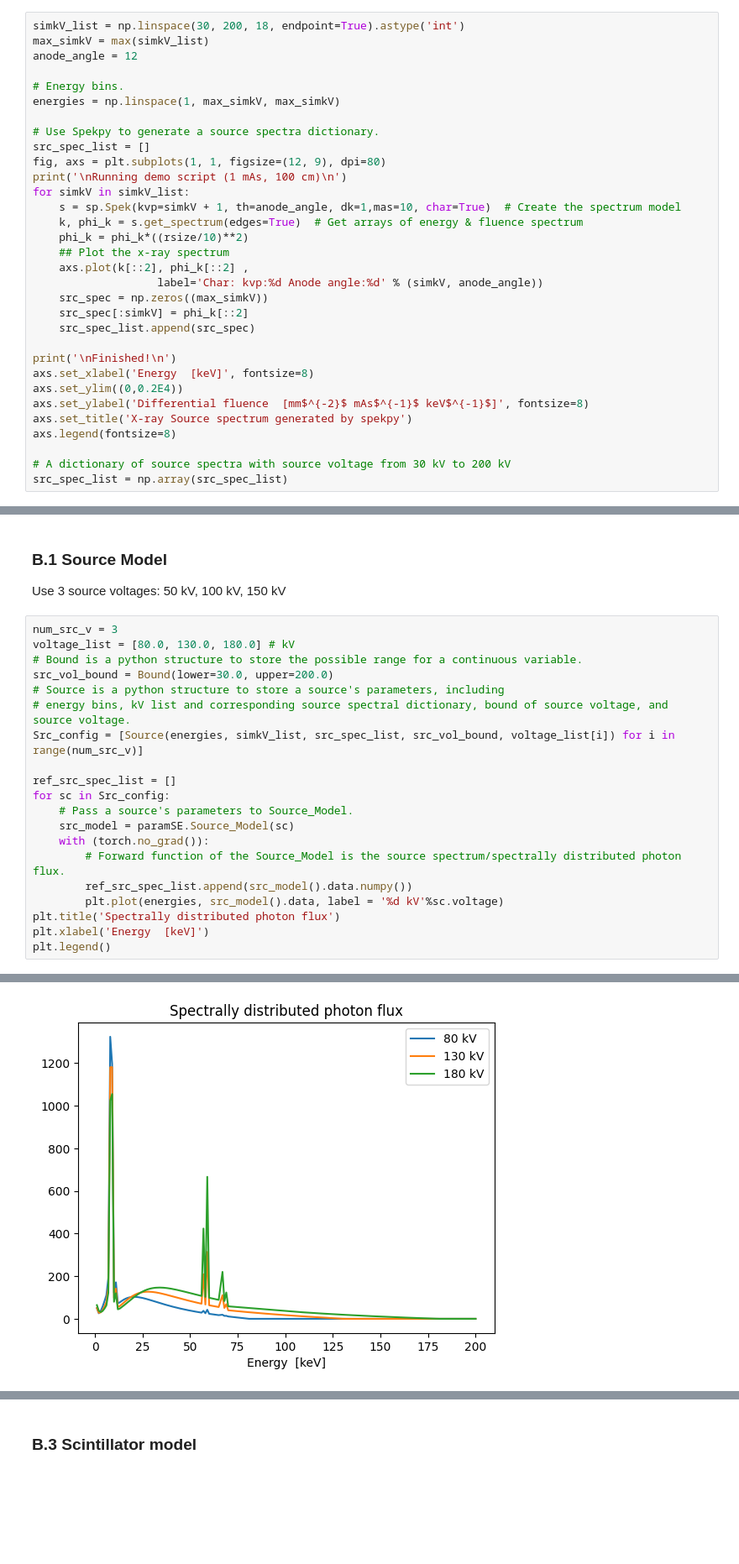
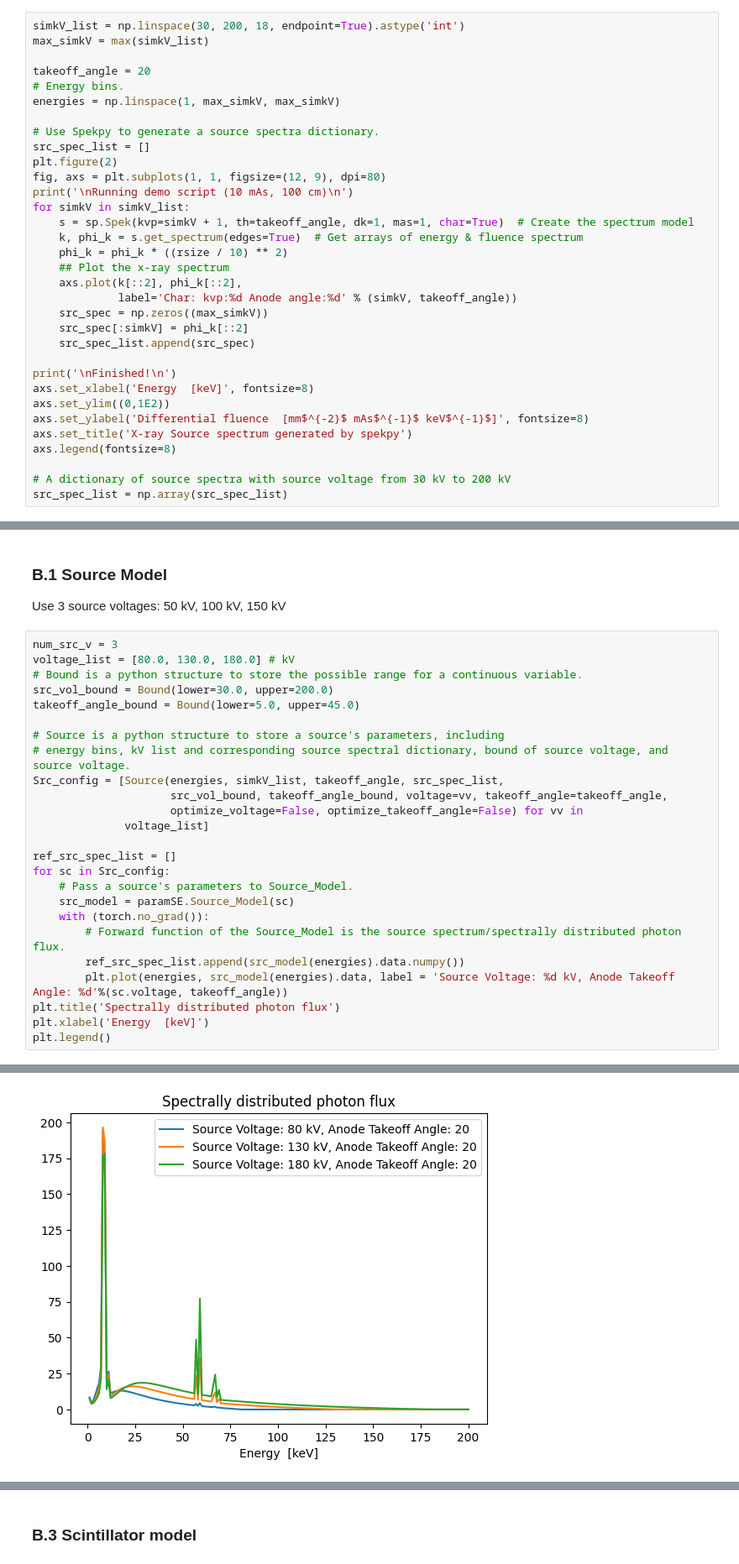
Before and after one commit to cabouman/xcal, a Jupyter notebook: docs/source/ipynb/different_voltages.ipynb, the cells around one changed output, grey strips where cells are left out. Shown at 84% size. Drawn from its saved outputs; the diff is of its cells as text; blank space fills up the shorter version.

```diff
--- a/docs/source/ipynb/different_voltages.ipynb
+++ b/docs/source/ipynb/different_voltages.ipynb
@@ -75,29 +75,30 @@ Anode angle or take-off angle is 12 degree.
 # %%
 simkV_list = np.linspace(30, 200, 18, endpoint=True).astype('int')
 max_simkV = max(simkV_list)
-anode_angle = 12
 
+takeoff_angle = 20
 # Energy bins.
 energies = np.linspace(1, max_simkV, max_simkV)
 
 # Use Spekpy to generate a source spectra dictionary.
 src_spec_list = []
+plt.figure(2)
 fig, axs = plt.subplots(1, 1, figsize=(12, 9), dpi=80)
-print('\nRunning demo script (1 mAs, 100 cm)\n')
+print('\nRunning demo script (10 mAs, 100 cm)\n')
 for simkV in simkV_list:
-    s = sp.Spek(kvp=simkV + 1, th=anode_angle, dk=1,mas=10, char=True)  # Create the spectrum model
+    s = sp.Spek(kvp=simkV + 1, th=takeoff_angle, dk=1, mas=1, char=True)  # Create the spectrum model
     k, phi_k = s.get_spectrum(edges=True)  # Get arrays of energy & fluence spectrum
-    phi_k = phi_k*((rsize/10)**2)
+    phi_k = phi_k * ((rsize / 10) ** 2)
     ## Plot the x-ray spectrum
-    axs.plot(k[::2], phi_k[::2] ,
-                   label='Char: kvp:%d Anode angle:%d' % (simkV, anode_angle))
+    axs.plot(k[::2], phi_k[::2],
+             label='Char: kvp:%d Anode angle:%d' % (simkV, takeoff_angle))
     src_spec = np.zeros((max_simkV))
     src_spec[:simkV] = phi_k[::2]
     src_spec_list.append(src_spec)
 
 print('\nFinished!\n')
 axs.set_xlabel('Energy  [keV]', fontsize=8)
-axs.set_ylim((0,0.2E4))
+axs.set_ylim((0,1E2))
 axs.set_ylabel('Differential fluence  [mm$^{-2}$ mAs$^{-1}$ keV$^{-1}$]', fontsize=8)
 axs.set_title('X-ray Source spectrum generated by spekpy')
 axs.legend(fontsize=8)
@@ -116,26 +118,31 @@ Use 3 source voltages: 50 kV, 100 kV, 150 kV
 # %%
 num_src_v = 3
 voltage_list = [80.0, 130.0, 180.0] # kV
 # Bound is a python structure to store the possible range for a continuous variable.
 src_vol_bound = Bound(lower=30.0, upper=200.0)
+takeoff_angle_bound = Bound(lower=5.0, upper=45.0)
+
 # Source is a python structure to store a source's parameters, including
 # energy bins, kV list and corresponding source spectral dictionary, bound of source voltage, and source voltage.
-Src_config = [Source(energies, simkV_list, src_spec_list, src_vol_bound, voltage_list[i]) for i in range(num_src_v)]
+Src_config = [Source(energies, simkV_list, takeoff_angle, src_spec_list,
+                     src_vol_bound, takeoff_angle_bound, voltage=vv, takeoff_angle=takeoff_angle,
+                     optimize_voltage=False, optimize_takeoff_angle=False) for vv in
+              voltage_list]
 
 ref_src_spec_list = []
 for sc in Src_config:
     # Pass a source's parameters to Source_Model.
     src_model = paramSE.Source_Model(sc)
     with (torch.no_grad()):
         # Forward function of the Source_Model is the source spectrum/spectrally distributed photon flux.
-        ref_src_spec_list.append(src_model().data.numpy())
-        plt.plot(energies, src_model().data, label = '%d kV'%sc.voltage)
+        ref_src_spec_list.append(src_model(energies).data.numpy())
+        plt.plot(energies, src_model(energies).data, label = 'Source Voltage: %d kV, Anode Takeoff Angle: %d'%(sc.voltage, takeoff_angle))
 plt.title('Spectrally distributed photon flux')
 plt.xlabel('Energy  [keV]')
 plt.legend()
 # %% [output]
 <matplotlib.legend.Legend at 0x...>
-[figure, old version]
+[figure, new version]
 # %% [markdown]
 ### B.2 Filter Model
 
```
Also changed, not shown: parts of 14 cells of this notebook, 1 other file.
